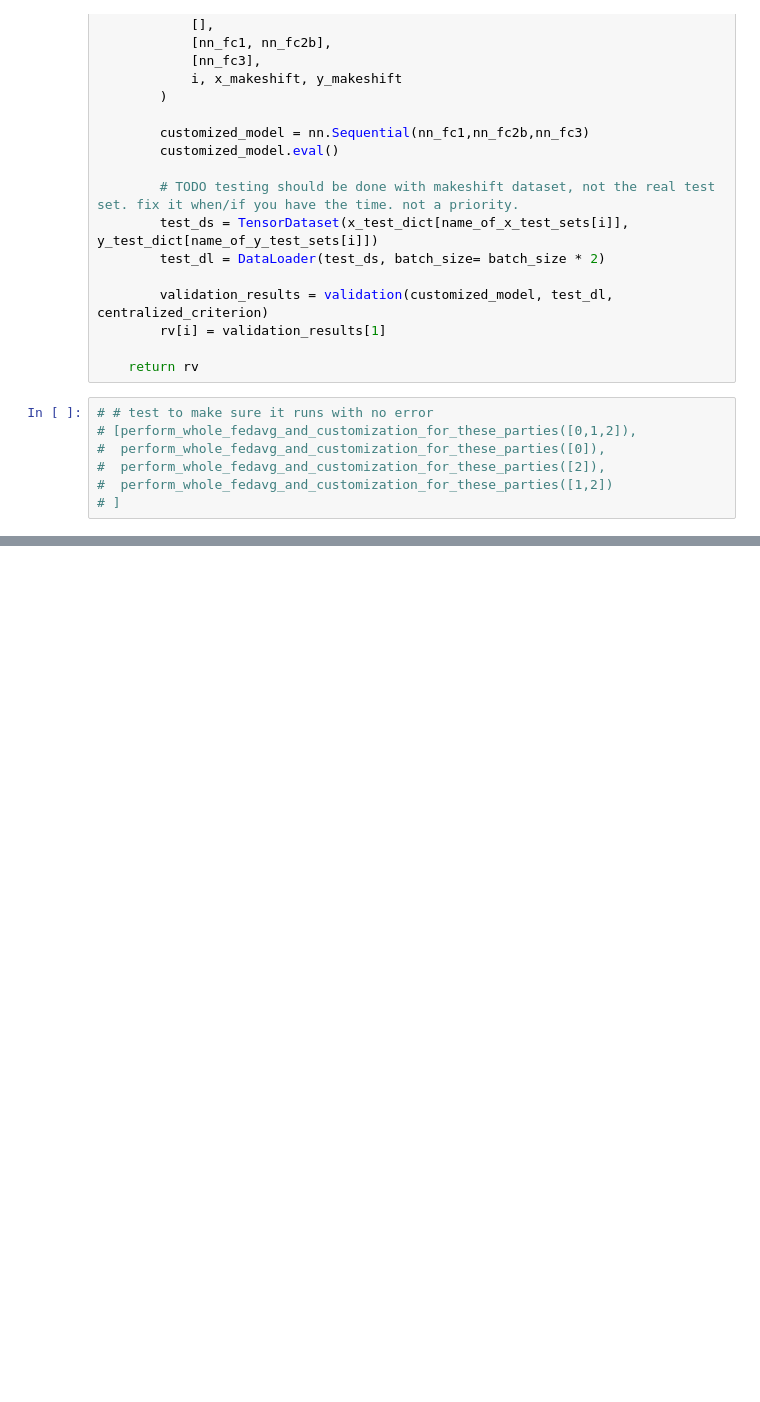
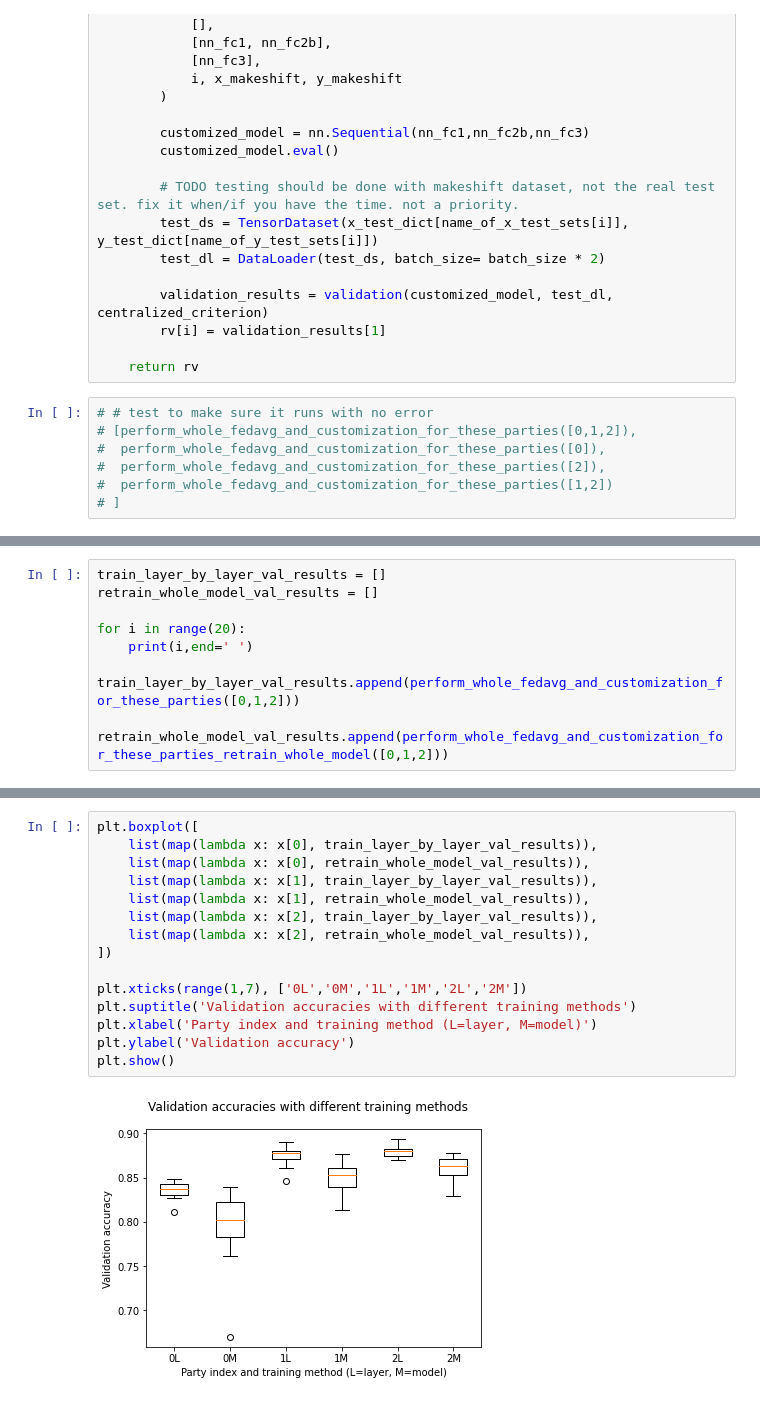
Before and after one commit to LeowWB/sticky-bug, a Jupyter notebook: untitled.ipynb, the cells around one changed output, grey strips where cells are left out. Saved outputs shown, nothing was run; the diff lists cells and outputs as text; blank space fills up the shorter version.

Commit message:
FINISH SECOND EXPERIMENT (prove that swapping one layer at a time beats swapping the whole model as one chunk)

```diff
--- a/untitled.ipynb
+++ b/untitled.ipynb
@@ -973,0 +1043,8 @@ plt.show()
+# %%
+train_layer_by_layer_val_results = []
+retrain_whole_model_val_results = []
+
+for i in range(20):
+    print(i,end=' ')
+    train_layer_by_layer_val_results.append(perform_whole_fedavg_and_customization_for_these_parties([0,1,2]))
+    retrain_whole_model_val_results.append(perform_whole_fedavg_and_customization_for_these_parties_retrain_whole_model([0,1,2]))
@@ -973,0 +1059,17 @@ plt.show()
+# %%
+plt.boxplot([
+    list(map(lambda x: x[0], train_layer_by_layer_val_results)),
+    list(map(lambda x: x[0], retrain_whole_model_val_results)),
+    list(map(lambda x: x[1], train_layer_by_layer_val_results)),
+    list(map(lambda x: x[1], retrain_whole_model_val_results)),
+    list(map(lambda x: x[2], train_layer_by_layer_val_results)),
+    list(map(lambda x: x[2], retrain_whole_model_val_results)),
+])
+
+plt.xticks(range(1,7), ['0L','0M','1L','1M','2L','2M'])
+plt.suptitle('Validation accuracies with different training methods')
+plt.xlabel('Party index and training method (L=layer, M=model)')
+plt.ylabel('Validation accuracy')
+plt.show()
+# %% [output]
+[figure, added]
```
Also changed, not shown: parts of 9 cells of this notebook.
